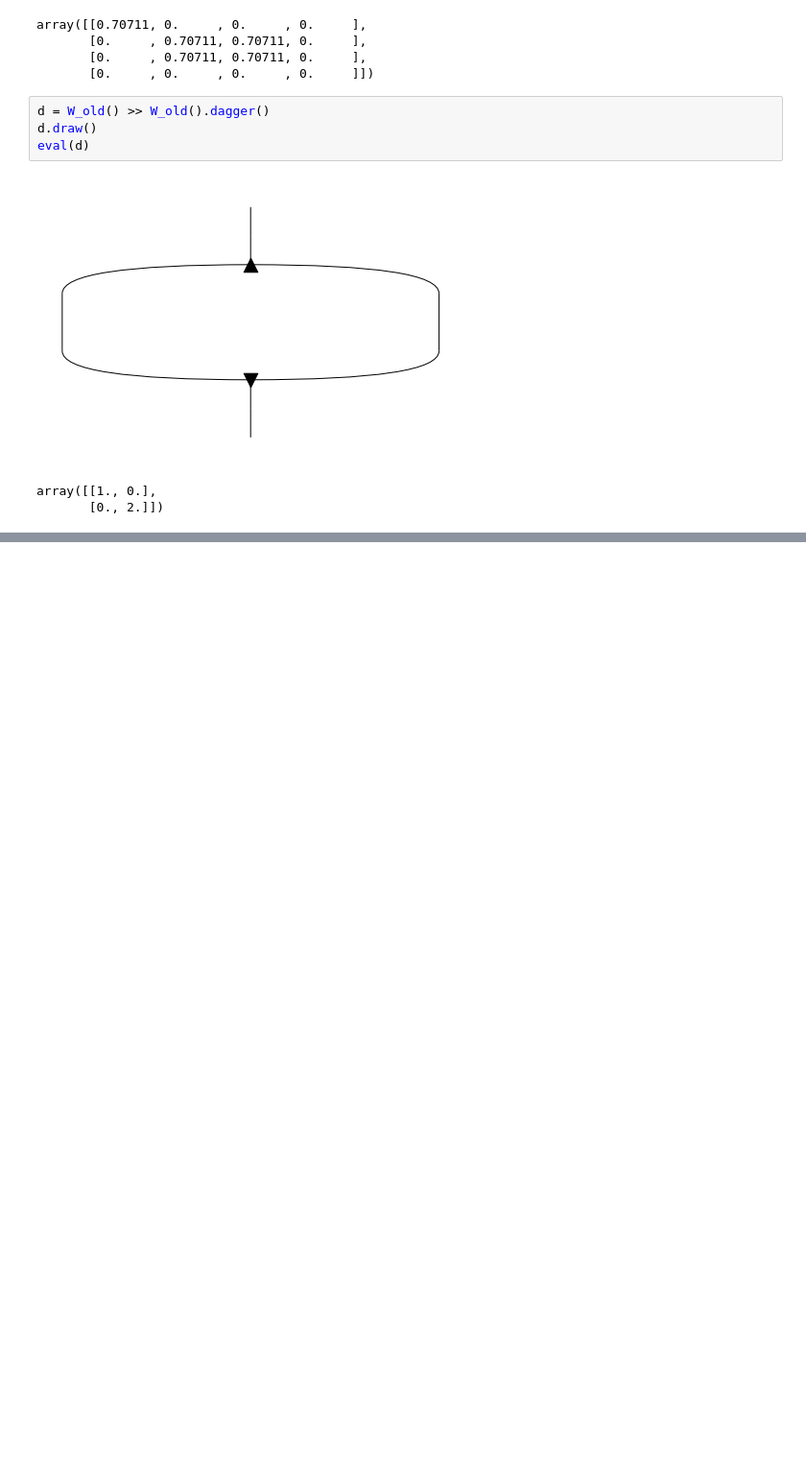
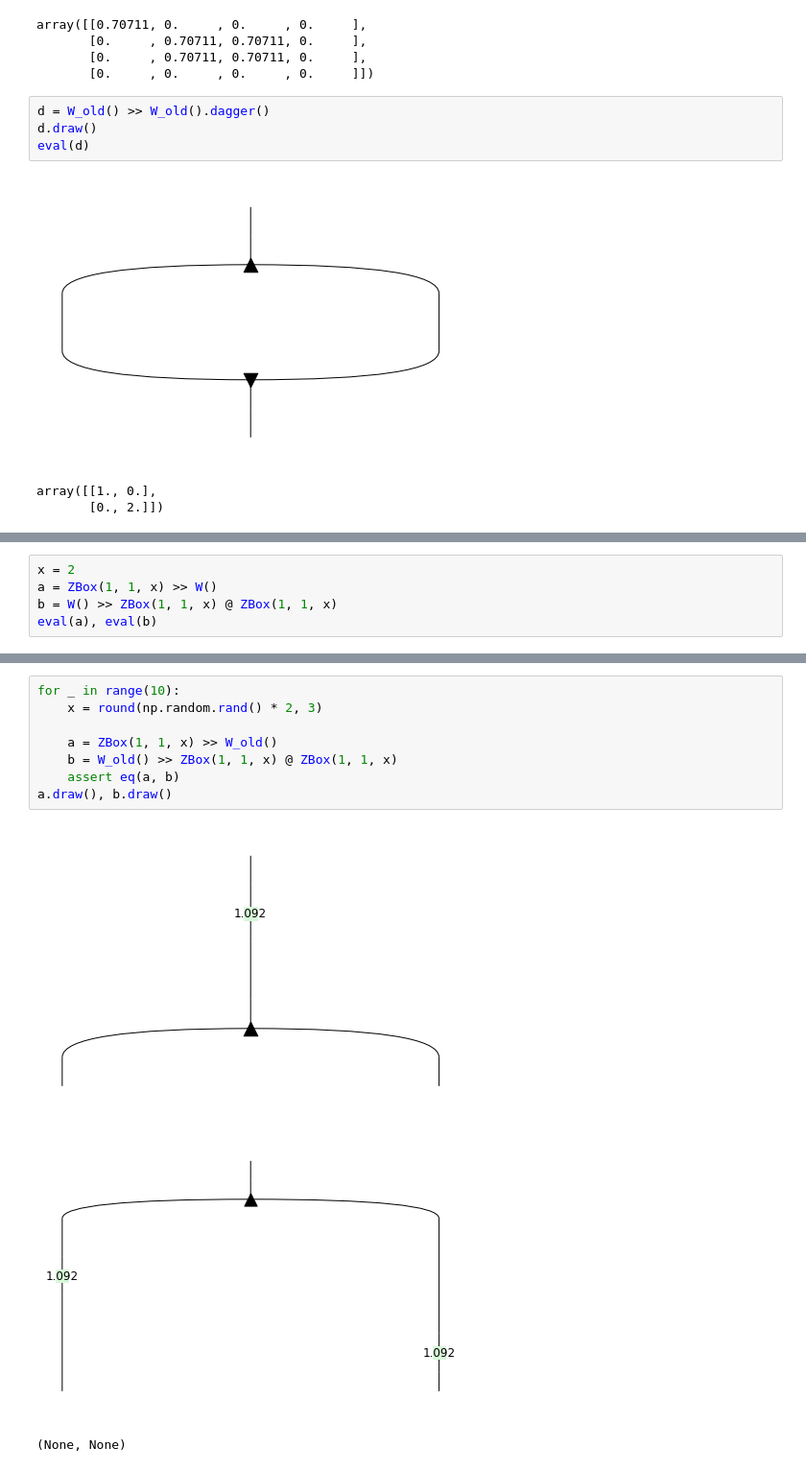
Before and after one commit to edwinagnew/zxw-diagrams, a Jupyter notebook: calcs.ipynb, the cells around one changed output, grey strips where cells are left out. Shown at 96% size. Cells and saved outputs as stored; diff of their text form; blank space fills up the shorter version.

Commit message:
fixed eval

```diff
--- a/calcs.ipynb
+++ b/calcs.ipynb
@@ -147,0 +111,5 @@ True
+# %%
+x = 2
+a = ZBox(1, 1, x) >> W()
+b = W() >> ZBox(1, 1, x) @ ZBox(1, 1, x)
+eval(a), eval(b)
@@ -148,3 +125,15 @@ True
+# %%
+for _ in range(10):
+    x = round(np.random.rand() * 2, 3)
+
+    a = ZBox(1, 1, x) >> W_old()
+    b = W_old() >> ZBox(1, 1, x) @ ZBox(1, 1, x)
+    assert eq(a, b)
+a.draw(), b.draw()
+# %% [output]
+[figure, added]
+[figure, added]
+(None, None)
 # %%
 for _ in range(10):
     x = np.random.rand() * 2 * pi
```
Also changed, not shown: parts of 22 cells of this notebook, 3 other files.
